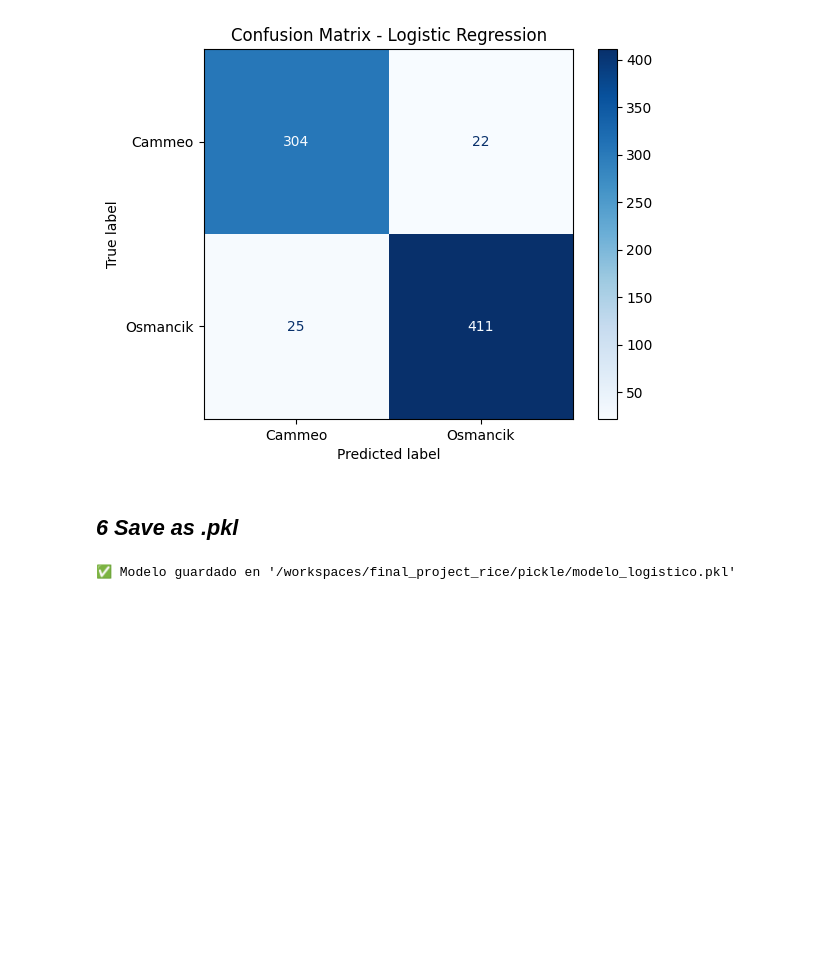
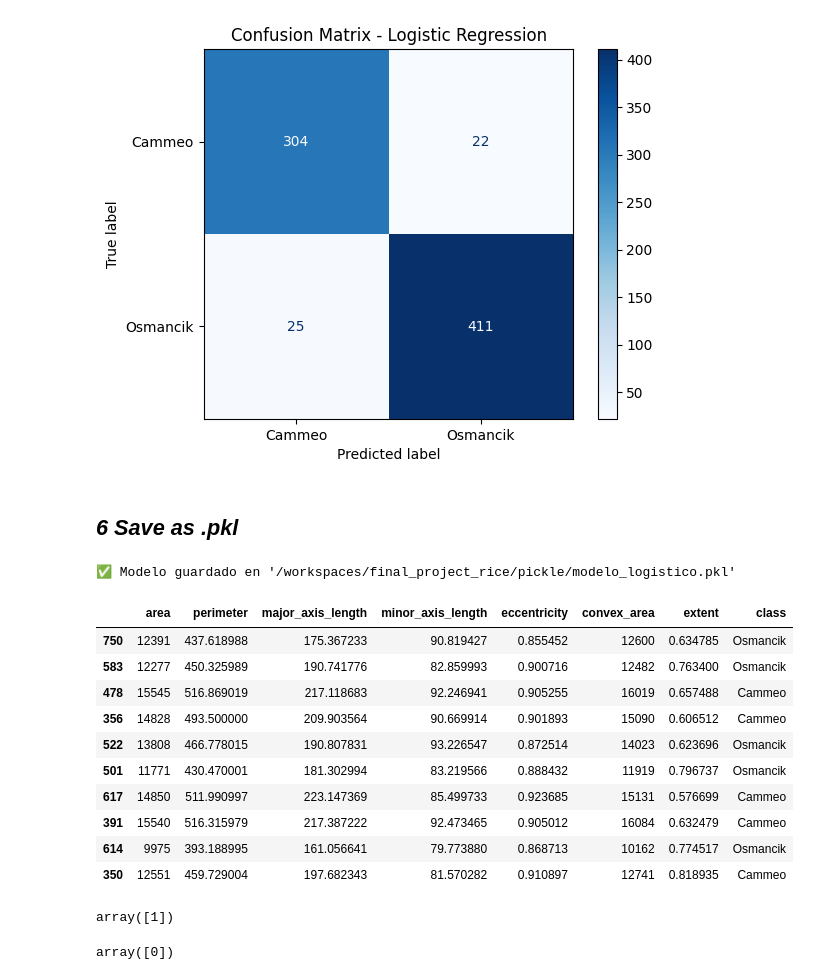
Before and after one commit to enriquemx1/final_project_rice, a Jupyter notebook: notebook/04_Rice_Project.ipynb, the cells around one changed output. Saved outputs shown, nothing was run; the diff lists cells and outputs as text; code cells hidden in the pictures; blank space fills up the shorter version.

```diff
--- a/notebook/04_Rice_Project.ipynb
+++ b/notebook/04_Rice_Project.ipynb
@@ -563,3 +567,29 @@ except Exception as e:
     print(f"❌ Error al guardar el modelo: {e}")
 # %% [output]
 ✅ Modelo guardado en '/workspaces/final_project_rice/pickle/modelo_logistico.pkl'
+# %%
+df_test.sample(10)
+# %% [output]
+|  | area | perimeter | major_axis_length | minor_axis_length | eccentricity | convex_area | extent | class |
+| 750 | 12391 | 437.618988 | 175.367233 | 90.819427 | 0.855452 | 12600 | 0.634785 | Osmancik |
+| 583 | 12277 | 450.325989 | 190.741776 | 82.859993 | 0.900716 | 12482 | 0.763400 | Osmancik |
+| 478 | 15545 | 516.869019 | 217.118683 | 92.246941 | 0.905255 | 16019 | 0.657488 | Cammeo |
+| 356 | 14828 | 493.500000 | 209.903564 | 90.669914 | 0.901893 | 15090 | 0.606512 | Cammeo |
+| 522 | 13808 | 466.778015 | 190.807831 | 93.226547 | 0.872514 | 14023 | 0.623696 | Osmancik |
+| 501 | 11771 | 430.470001 | 181.302994 | 83.219566 | 0.888432 | 11919 | 0.796737 | Osmancik |
+| 617 | 14850 | 511.990997 | 223.147369 | 85.499733 | 0.923685 | 15131 | 0.576699 | Cammeo |
+| 391 | 15540 | 516.315979 | 217.387222 | 92.473465 | 0.905012 | 16084 | 0.632479 | Cammeo |
+| 614 | 9975 | 393.188995 | 161.056641 | 79.773880 | 0.868713 | 10162 | 0.774517 | Osmancik |
+| 350 | 12551 | 459.729004 | 197.682343 | 81.570282 | 0.910897 | 12741 | 0.818935 | Cammeo |
+# %%
+my_tst = [12483,440.615997,176.643509,91.677307,0.854777,12747,0.620582]
+log_reg_results['model'].predict([my_tst])
+# %% [output]
+array([1])
+# %%
+my_tst_0 = [15545,516.869019,217.118683,92.246941,0.905255,16019,0.657488]
+log_reg_results['model'].predict([my_tst_0])
+
+# 1 osmanik; 0 cammeo
+# %% [output]
+array([0])
```
Also changed, not shown: 1 other file.
